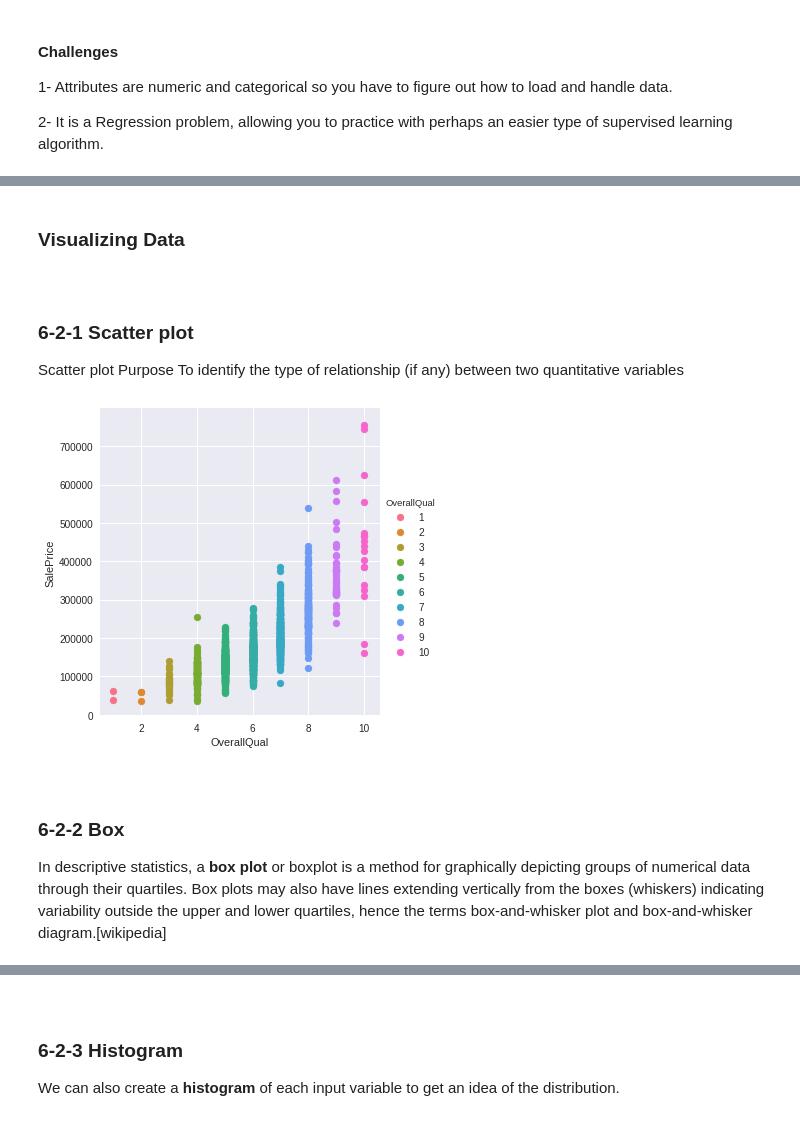
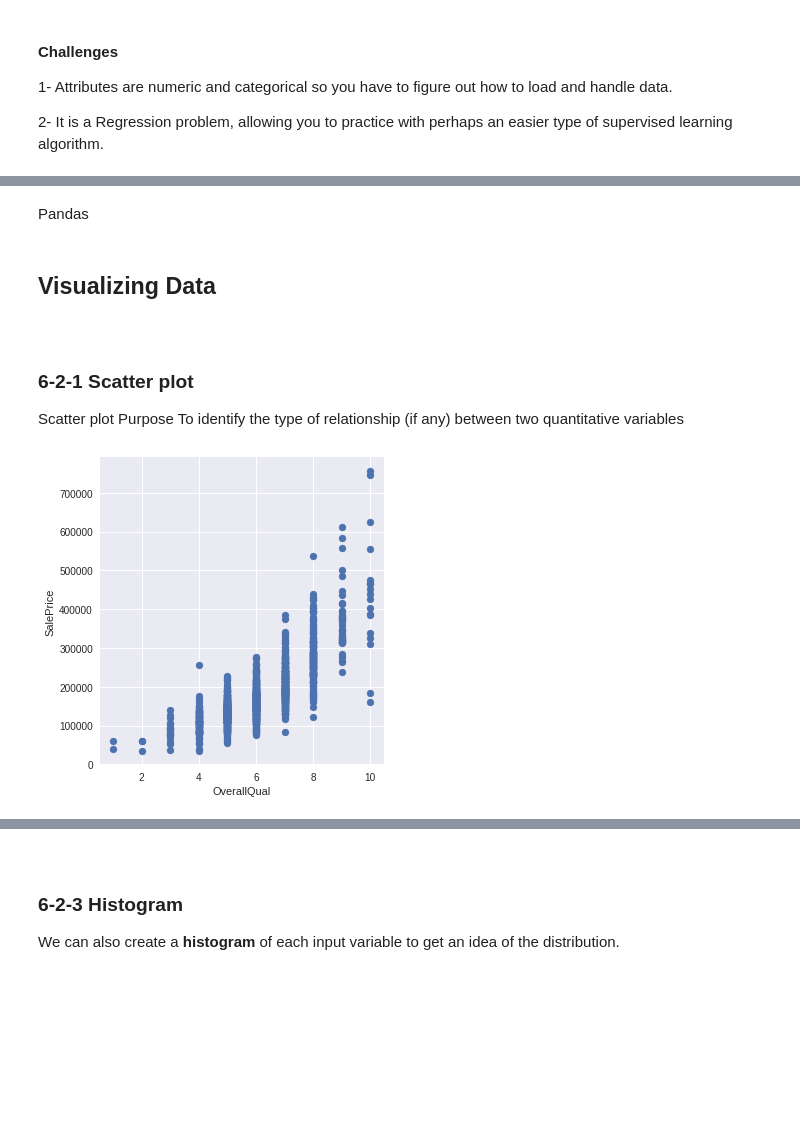
Before and after one commit to olibel270/Workshop1JupyterNote, a Jupyter notebook: kernel.ipynb, the cells around one changed output, grey strips where cells are left out. Saved outputs shown, nothing was run; the diff lists cells and outputs as text; code cells hidden in the pictures; blank space fills up the shorter version.

```diff
--- a/kernel.ipynb
+++ b/kernel.ipynb
@@ -175,0 +254,2 @@ we will use the house prices data set. This dataset contains information about h
+# %% [markdown]
+Pandas
@@ -176,5 +260,5 @@ we will use the house prices data set. This dataset contains information about h
 # %% [markdown]
-### Visualizing Data
+## Visualizing Data
 # %% [markdown]
 <a id="19"></a> <br>
 ### 6-2-1 Scatter plot
@@ -182,14 +266,8 @@ we will use the house prices data set. This dataset contains information about h
 Scatter plot Purpose To identify the type of relationship (if any) between two quantitative variables
 # %%
 # Modify the graph above by assigning each species an individual color.
-columns = ['SalePrice','OverallQual','TotalBsmtSF','GrLivArea','GarageArea','FullBath','YearBuilt','YearRemodAdd']
-sns.FacetGrid(train[columns], hue="OverallQual", size=5) \
-   .map(plt.scatter, "OverallQual", "SalePrice") \
-   .add_legend()
+columns = ['SalePrice','OverallQual']
+sns.FacetGrid(train[columns], size=5).map(plt.scatter, "OverallQual", "SalePrice")
 plt.show()
 # %% [output]
-[figure, old version]
+[figure, new version]
-# %% [markdown]
-<a id="20"></a> <br>
-### 6-2-2 Box
-In descriptive statistics, a **box plot** or boxplot is a method for graphically depicting groups of numerical data through their quartiles. Box plots may also have lines extending vertically from the boxes (whiskers) indicating variability outside the upper and lower quartiles, hence the terms box-and-whisker plot and box-and-whisker diagram.[wikipedia]
```
Also changed, not shown: parts of 84 cells of this notebook.
